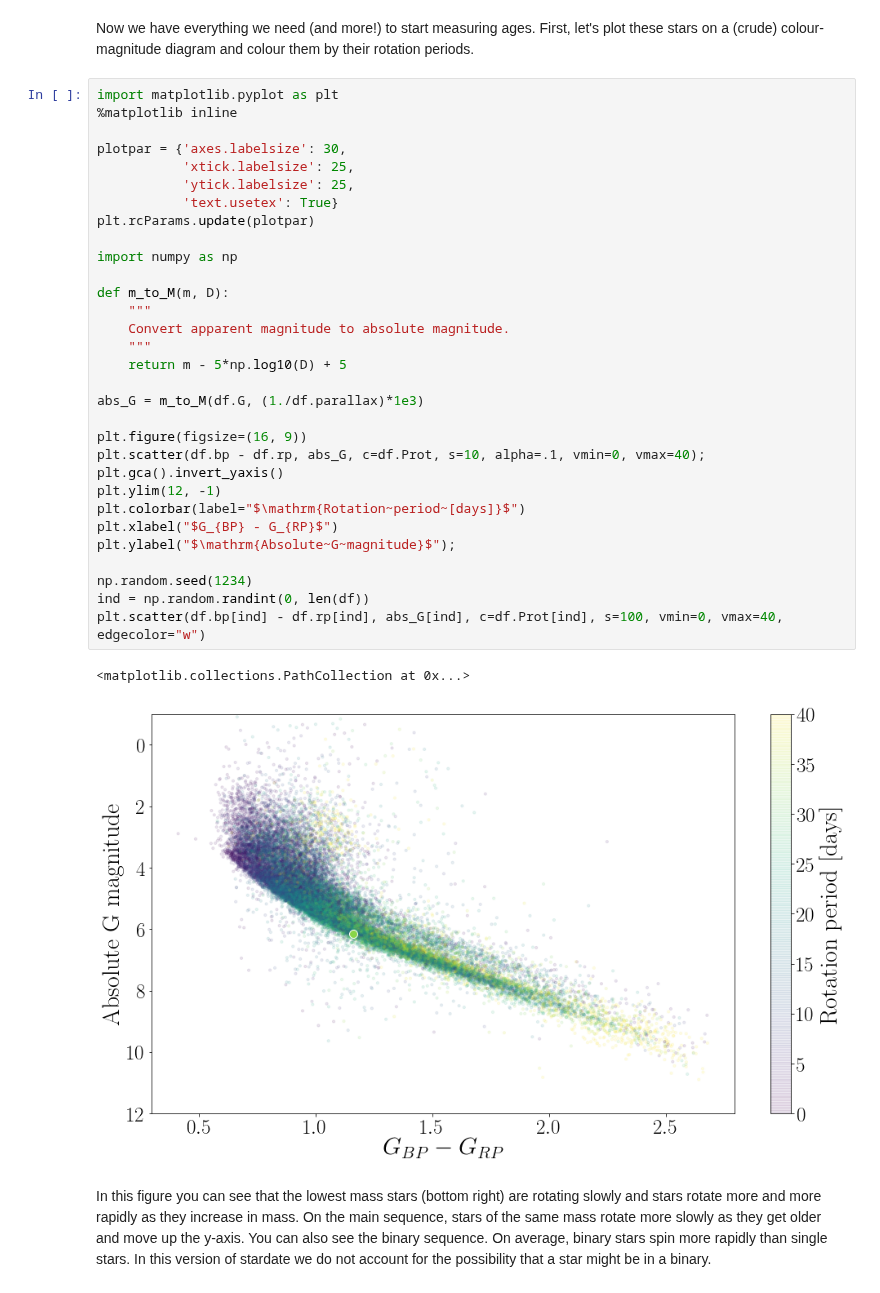
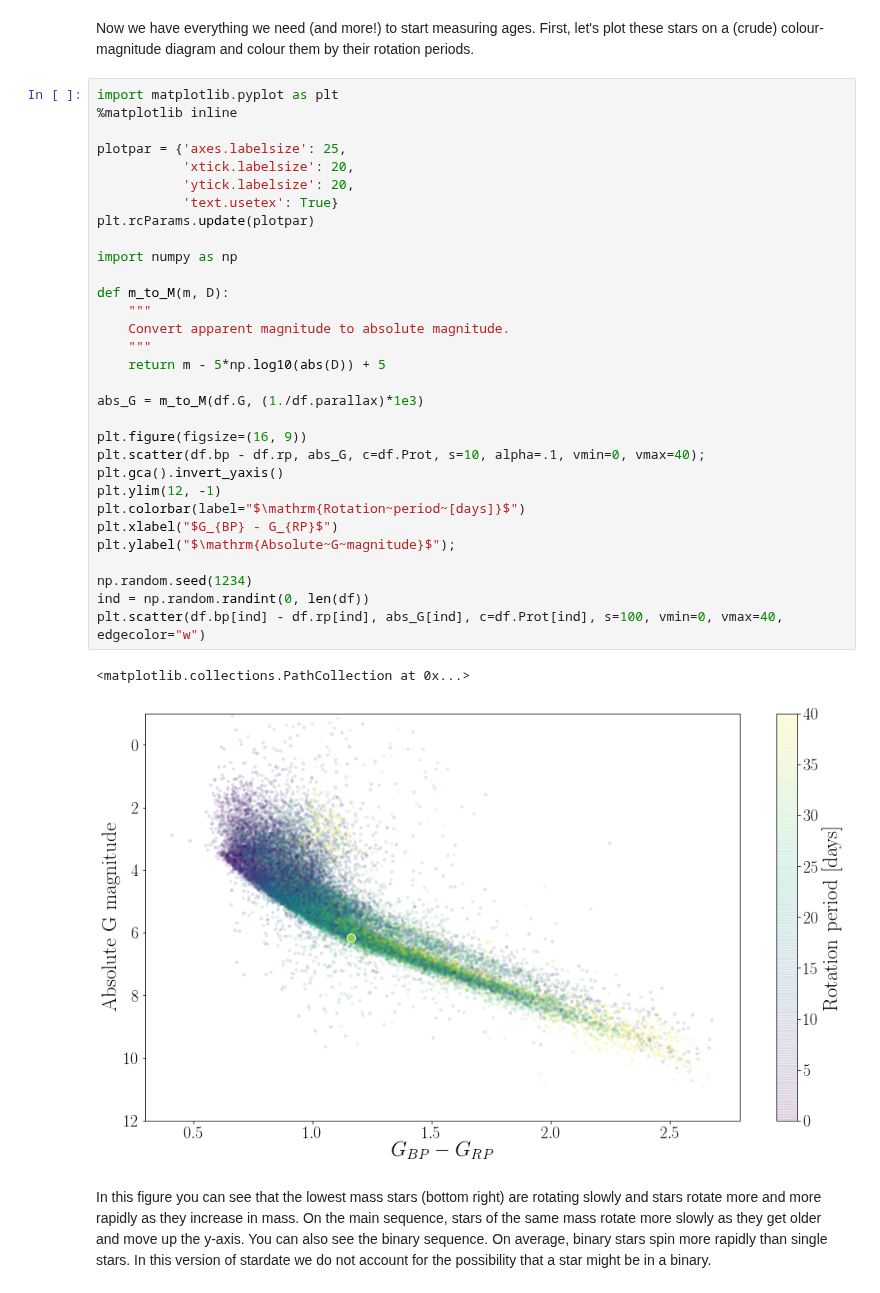
Before and after one commit to RuthAngus/stardate, a Jupyter notebook: docs/source/_static/notebooks/Tutorial.ipynb, the cells around one changed output. Drawn from its saved outputs; the diff is of its cells as text.

```diff
--- a/docs/source/_static/notebooks/Tutorial.ipynb
+++ b/docs/source/_static/notebooks/Tutorial.ipynb
@@ -42,37 +42,37 @@ Now we have everything we need (and more!) to start measuring ages. First, let's
 # %%
 import matplotlib.pyplot as plt
 %matplotlib inline
 
-plotpar = {'axes.labelsize': 30,
-           'xtick.labelsize': 25,
-           'ytick.labelsize': 25,
+plotpar = {'axes.labelsize': 25,
+           'xtick.labelsize': 20,
+           'ytick.labelsize': 20,
            'text.usetex': True}
 plt.rcParams.update(plotpar)
 
 import numpy as np
 
 def m_to_M(m, D):
     """
     Convert apparent magnitude to absolute magnitude.
     """
-    return m - 5*np.log10(D) + 5
+    return m - 5*np.log10(abs(D)) + 5
 
 abs_G = m_to_M(df.G, (1./df.parallax)*1e3)
 
 plt.figure(figsize=(16, 9))
 plt.scatter(df.bp - df.rp, abs_G, c=df.Prot, s=10, alpha=.1, vmin=0, vmax=40);
 plt.gca().invert_yaxis()
 plt.ylim(12, -1)
 plt.colorbar(label="$\mathrm{Rotation~period~[days]}$")
 plt.xlabel("$G_{BP} - G_{RP}$")
 plt.ylabel("$\mathrm{Absolute~G~magnitude}$");
 
 np.random.seed(1234)
 ind = np.random.randint(0, len(df))
 plt.scatter(df.bp[ind] - df.rp[ind], abs_G[ind], c=df.Prot[ind], s=100, vmin=0, vmax=40, edgecolor="w")
 # %% [output]
 <matplotlib.collections.PathCollection at 0x...>
-[figure, old version]
+[figure, new version]
 # %% [markdown]
 In this figure you can see that the lowest mass stars (bottom right) are rotating slowly and stars rotate more and more rapidly as they increase in mass. On the main sequence, stars of the same mass rotate more slowly as they get older and move up the y-axis. You can also see the binary sequence. On average, binary stars spin more rapidly than single stars. In this version of stardate we do not account for the possibility that a star might be in a binary.
 # %% [markdown]
```
Also changed, not shown: parts of 22 cells of this notebook.
